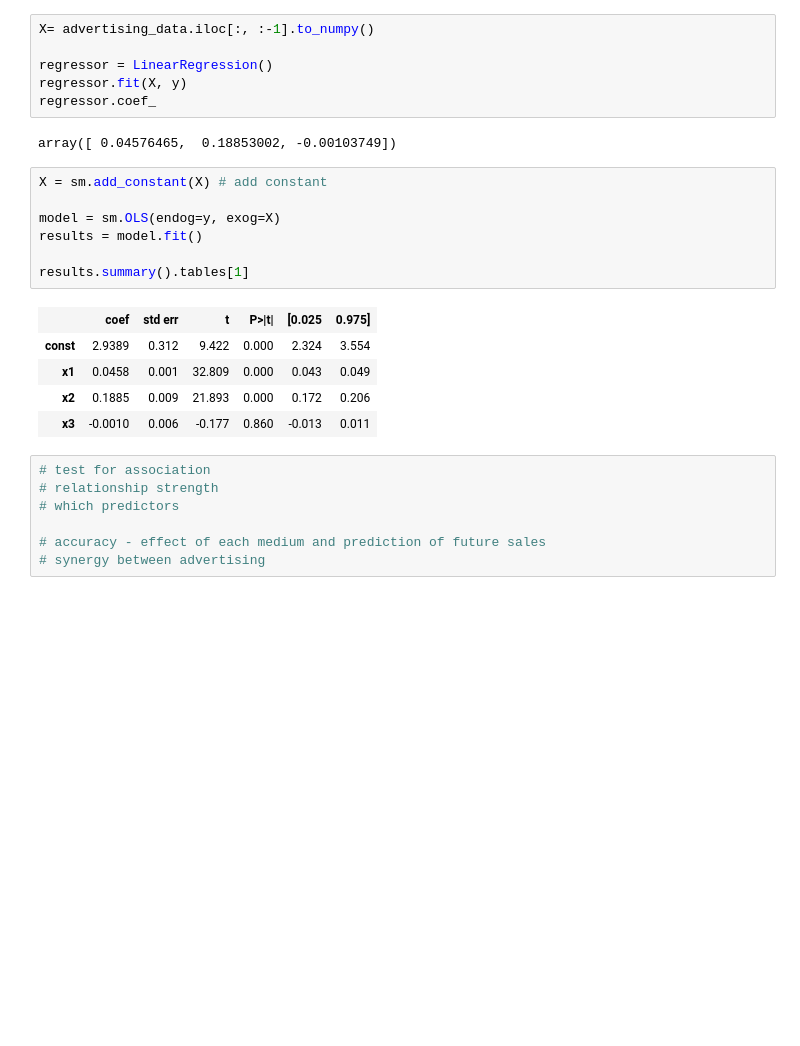
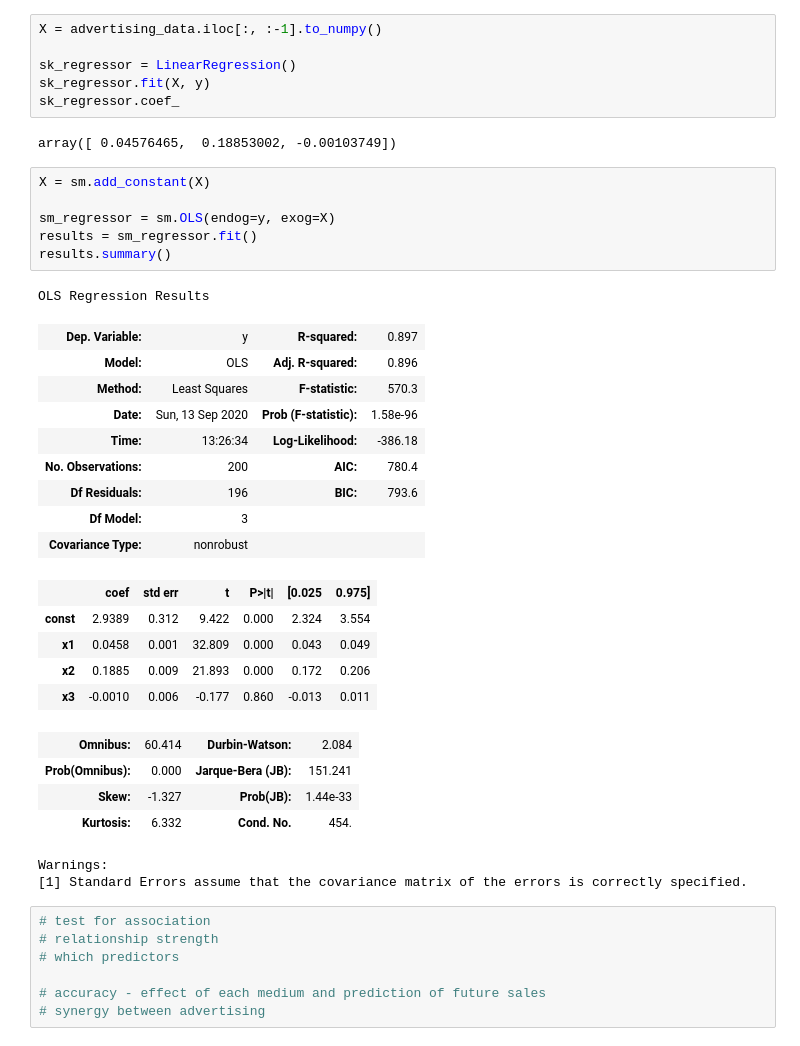
Before and after one commit to ys-lin14/statistical-learning, a Jupyter notebook: 3_linear_regression.ipynb, the cells around one changed output. Cells and saved outputs as stored; diff of their text form; blank space fills up the shorter version.

```diff
--- a/3_linear_regression.ipynb
+++ b/3_linear_regression.ipynb
@@ -75,26 +75,41 @@ display(advertising_data.corr())
 | newspaper | 0.056648 | 0.354104 | 1.000000 | 0.228299 |
 | sales | 0.782224 | 0.576223 | 0.228299 | 1.000000 |
 # %%
-X= advertising_data.iloc[:, :-1].to_numpy()
+X = advertising_data.iloc[:, :-1].to_numpy()
 
-regressor = LinearRegression()
-regressor.fit(X, y)
-regressor.coef_
+sk_regressor = LinearRegression()
+sk_regressor.fit(X, y)
+sk_regressor.coef_
 # %% [output]
 array([ 0.04576465,  0.18853002, -0.00103749])
 # %%
-X = sm.add_constant(X) # add constant
+X = sm.add_constant(X)
 
-model = sm.OLS(endog=y, exog=X)
-results = model.fit()
-
-results.summary().tables[1]
+sm_regressor = sm.OLS(endog=y, exog=X)
+results = sm_regressor.fit()
+results.summary()
 # %% [output]
+OLS Regression Results
-|  | coef | std err | t | P>|t| | [0.025 | 0.975] |
-| const | 2.9389 | 0.312 | 9.422 | 0.000 | 2.324 | 3.554 |
-| x1 | 0.0458 | 0.001 | 32.809 | 0.000 | 0.043 | 0.049 |
-| x2 | 0.1885 | 0.009 | 21.893 | 0.000 | 0.172 | 0.206 |
-| x3 | -0.0010 | 0.006 | -0.177 | 0.860 | -0.013 | 0.011 |
+| Dep. Variable: | y | R-squared: | 0.897 |
+| Model: | OLS | Adj. R-squared: | 0.896 |
+| Method: | Least Squares | F-statistic: | 570.3 |
+| Date: | Sun, 13 Sep 2020 | Prob (F-statistic): | 1.58e-96 |
+| Time: | 13:26:34 | Log-Likelihood: | -386.18 |
+| No. Observations: | 200 | AIC: | 780.4 |
+| Df Residuals: | 196 | BIC: | 793.6 |
+| Df Model: | 3 |  |  |
+| Covariance Type: | nonrobust |  |  |
+|  | coef | std err | t | P>|t| | [0.025 | 0.975] |
+| const | 2.9389 | 0.312 | 9.422 | 0.000 | 2.324 | 3.554 |
+| x1 | 0.0458 | 0.001 | 32.809 | 0.000 | 0.043 | 0.049 |
+| x2 | 0.1885 | 0.009 | 21.893 | 0.000 | 0.172 | 0.206 |
+| x3 | -0.0010 | 0.006 | -0.177 | 0.860 | -0.013 | 0.011 |
+| Omnibus: | 60.414 | Durbin-Watson: | 2.084 |
+| Prob(Omnibus): | 0.000 | Jarque-Bera (JB): | 151.241 |
+| Skew: | -1.327 | Prob(JB): | 1.44e-33 |
+| Kurtosis: | 6.332 | Cond. No. | 454. |
+Warnings:
+[1] Standard Errors assume that the covariance matrix of the errors is correctly specified.
 # %%
 # test for association
 # relationship strength
```
